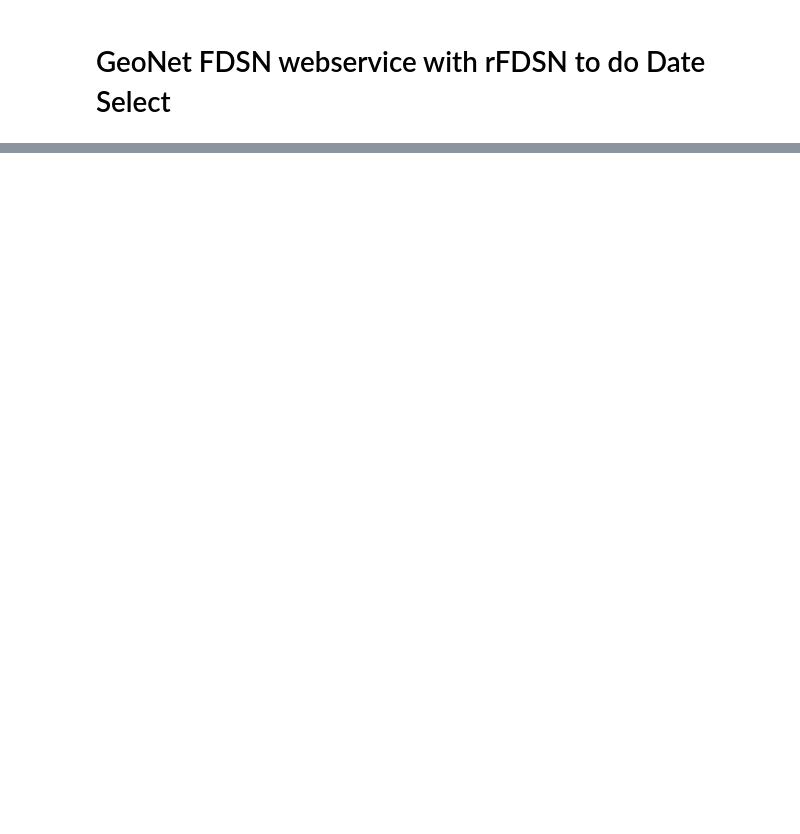
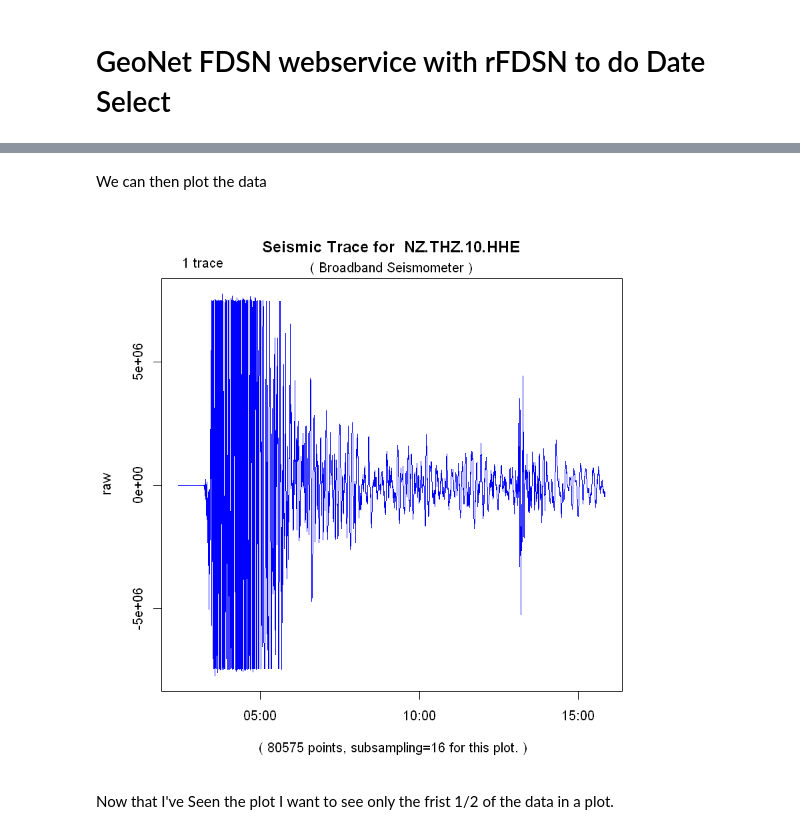
Before and after one commit to GeoNet/fdsn, a Jupyter notebook: examples/GeoNet_FDSN_demo_R_dataselect.ipynb, the cells around one changed output, grey strips where cells are left out. Cells and saved outputs as stored; diff of their text form; code cells hidden in the pictures; blank space fills up the shorter version.

```diff
--- a/examples/GeoNet_FDSN_demo_R_dataselect.ipynb
+++ b/examples/GeoNet_FDSN_demo_R_dataselect.ipynb
@@ -43,0 +143,8 @@ try(FDSNGetTimeSeries(arc_dataselect,par,save.file="TDHS.mseed"))
+# %% [markdown]
+We can then plot the data
+# %%
+plot(st, col  = "blue")
+# %% [output]
+[figure, added]
+# %% [markdown]
+Now that I've Seen the plot I want to see only the frist 1/2 of the data in a plot.
```
Also changed, not shown: parts of 31 cells of this notebook.
